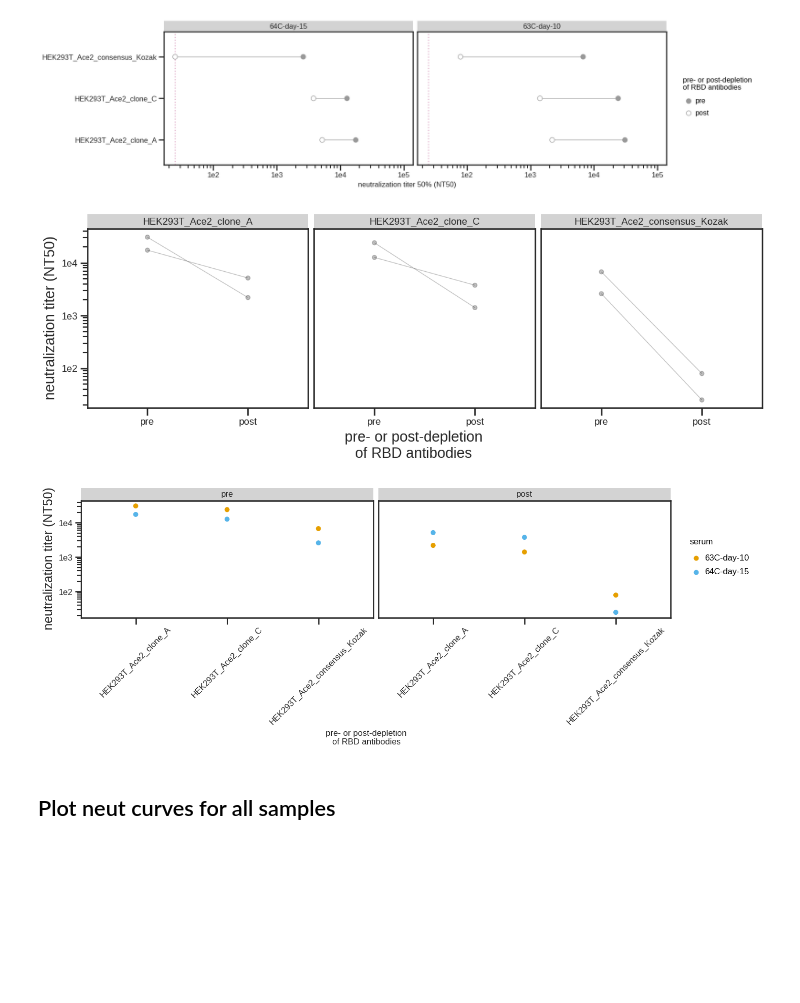
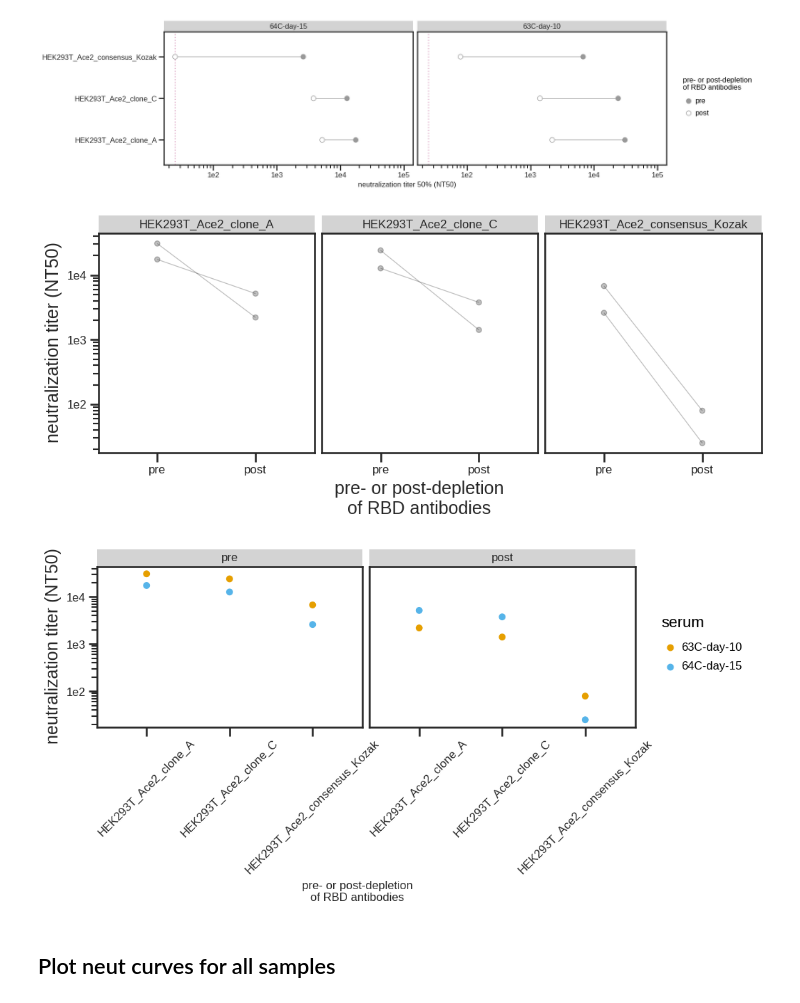
Before and after one commit to jbloomlab/Ace2_expression_neuts, a Jupyter notebook: virus_neutralization.ipynb, the cells around one changed output. Drawn from its saved outputs; the diff is of its cells as text; code cells hidden in the pictures; blank space fills up the shorter version.

```diff
--- a/virus_neutralization.ipynb
+++ b/virus_neutralization.ipynb
@@ -216,31 +216,31 @@ _ = p.draw()
 # %%
 NT50_lines = (ggplot(df, aes(x='depletion', y='NT50', group='serum')) +
               geom_point(size=2.5, alpha=0.25) +
               geom_line(alpha=0.25) +
               facet_grid('~cells', ) +
-             theme(figure_size=(15,2*df['serum'].nunique()),
+             theme(figure_size=(12,2*df['serum'].nunique()),
                    axis_text=element_text(size=12),
-                   legend_text=element_text(size=12),
-                   legend_title=element_text(size=12),
+                   legend_text=element_text(size=16),
+                   legend_title=element_text(size=16),
                    strip_text = element_text(size=12)
                   ) +
               scale_y_log10(name='neutralization titer (NT50)') +
               xlab('pre- or post-depletion\nof RBD antibodies')
                  )
 
 _ = NT50_lines.draw()
 NT50_lines.save(f'./{resultsdir}/NT50_lines.pdf')
 # %% [output]
-[figure, old version]
+[figure, new version]
 # %%
 NT50_lines = (ggplot(df, aes(x='cells', y='NT50', colour='serum')) +
               geom_point(size=3) +
               facet_grid('~depletion', ) +
-             theme(figure_size=(15,1.5*df['serum'].nunique()),
+             theme(figure_size=(10,1.5*df['serum'].nunique()),
                    axis_text=element_text(size=12),
                    axis_text_x=element_text(size=12, angle= 45),
                    legend_text=element_text(size=12),
-                   legend_title=element_text(size=12),
+                   legend_title=element_text(size=16),
                    axis_title_x=element_text(size=12),
                    strip_text = element_text(size=12)
                   ) +
@@ -252,7 +252,7 @@ NT50_lines = (ggplot(df, aes(x='cells', y='NT50', colour='serum')) +
 _ = NT50_lines.draw()
 NT50_lines.save(f'./{resultsdir}/NT50_lines.pdf')
 # %% [output]
-[figure, old version]
+[figure, new version]
 # %% [markdown]
 ## Plot neut curves for all samples
 # %%
```
Also changed, not shown: 8 other files.
